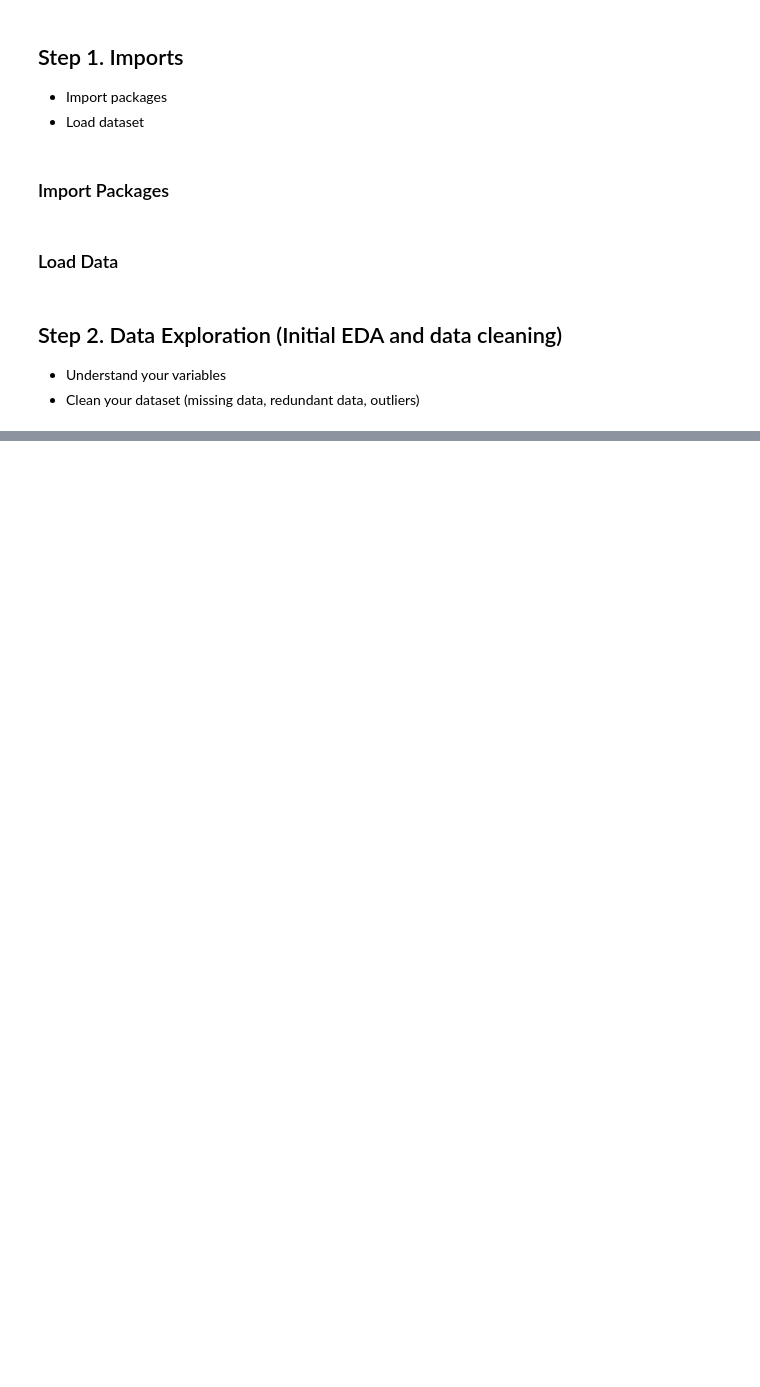
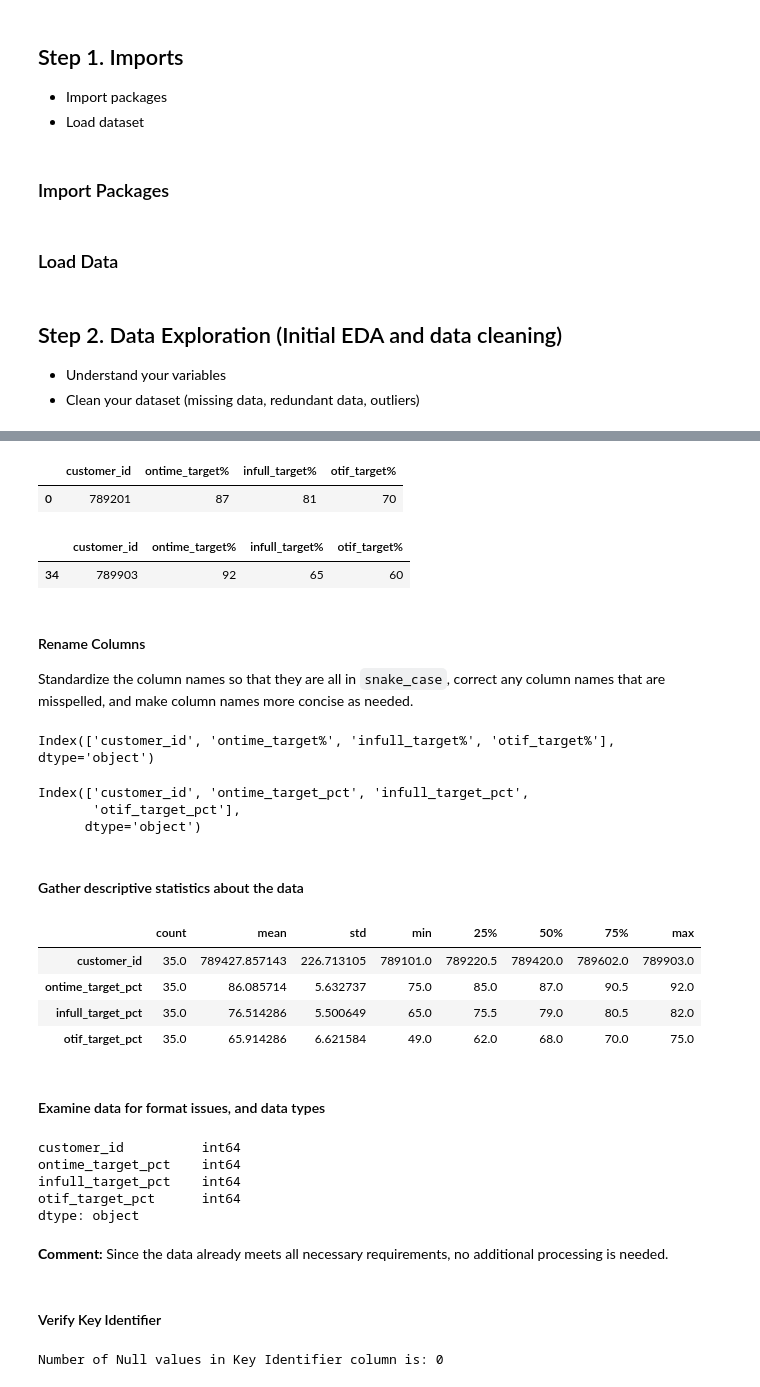
Before and after one commit to WalterEdwardd/AtliQ_Mart-Supply_Chain_Improvement_Project, a Jupyter notebook: notebooks/processed_data.ipynb, the cells around one changed output, grey strips where cells are left out. Cells and saved outputs as stored; diff of their text form; code cells hidden in the pictures; blank space fills up the shorter version.

Commit message:
modified processed_data.ipynb files: cleanning dim_customers, dim_products, dim_targets_orders, dim_date data files

```diff
--- a/notebooks/processed_data.ipynb
+++ b/notebooks/processed_data.ipynb
@@ -40,0 +460,65 @@ fact_orders_aggregate = pd.read_csv("C:/Users/PC/Downloads/AtliQ_Mart-Supply_Cha
+# %%
+# top records
+dim_targets_orders.head(1)
+# %% [output]
+|  | customer_id | ontime_target% | infull_target% | otif_target% |
+| 0 | 789201 | 87 | 81 | 70 |
+# %%
+# last records
+dim_targets_orders.tail(1)
+# %% [output]
+|  | customer_id | ontime_target% | infull_target% | otif_target% |
+| 34 | 789903 | 92 | 65 | 60 |
+# %% [markdown]
+#### Rename Columns
+Standardize the column names so that they are all in `snake_case`, correct any column names that are misspelled, and make column names more concise as needed.
+# %%
+# display all column names
+dim_targets_orders.columns
+# %% [output]
+Index(['customer_id', 'ontime_target%', 'infull_target%', 'otif_target%'], dtype='object')
+# %%
+# Rename columns as needed
+dim_targets_orders.rename(columns={
+    'ontime_target%':'ontime_target_pct',
+    'infull_target%':'infull_target_pct',
+    'otif_target%':'otif_target_pct',
+}, inplace=True)
+# Display all column names after the update
+dim_targets_orders.columns
+# %% [output]
+Index(['customer_id', 'ontime_target_pct', 'infull_target_pct',
+       'otif_target_pct'],
+      dtype='object')
+# %% [markdown]
+#### Gather descriptive statistics about the data
+# %%
+# gather descriptive statistics about the data
+dim_targets_orders.describe().T
+# %% [output]
+|  | count | mean | std | min | 25% | 50% | 75% | max |
+| customer_id | 35.0 | 789427.857143 | 226.713105 | 789101.0 | 789220.5 | 789420.0 | 789602.0 | 789903.0 |
+| ontime_target_pct | 35.0 | 86.085714 | 5.632737 | 75.0 | 85.0 | 87.0 | 90.5 | 92.0 |
+| infull_target_pct | 35.0 | 76.514286 | 5.500649 | 65.0 | 75.5 | 79.0 | 80.5 | 82.0 |
+| otif_target_pct | 35.0 | 65.914286 | 6.621584 | 49.0 | 62.0 | 68.0 | 70.0 | 75.0 |
+# %% [markdown]
+#### Examine data for format issues, and data types
+# %%
+# check for datatypes
+dim_targets_orders.dtypes
+# %% [output]
+customer_id          int64
+ontime_target_pct    int64
+infull_target_pct    int64
+otif_target_pct      int64
+dtype: object
+# %% [markdown]
+**Comment:**
+Since the data already meets all necessary requirements, no additional processing is needed.
+# %% [markdown]
+#### Verify Key Identifier
+# %%
+# check the number of null values in key identifier column
+print(f"Number of Null values in Key Identifier column is: {dim_targets_orders['customer_id'].isnull().sum()}")
+# %% [output]
+Number of Null values in Key Identifier column is: 0
```
Also changed, not shown: parts of 134 cells of this notebook.
